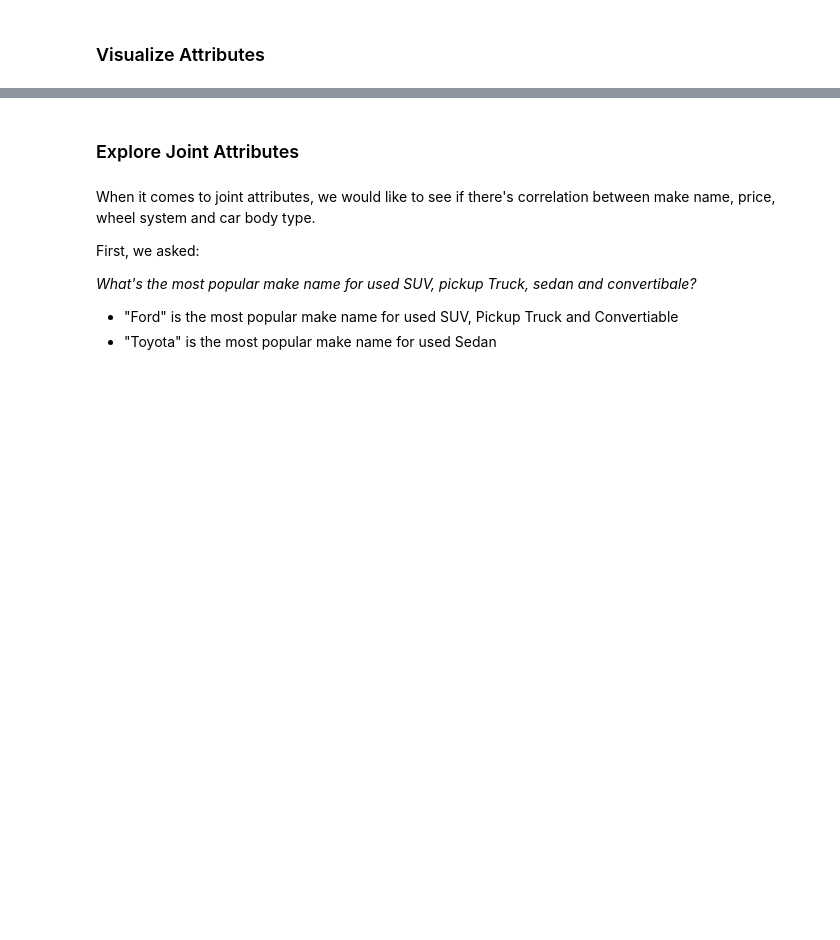
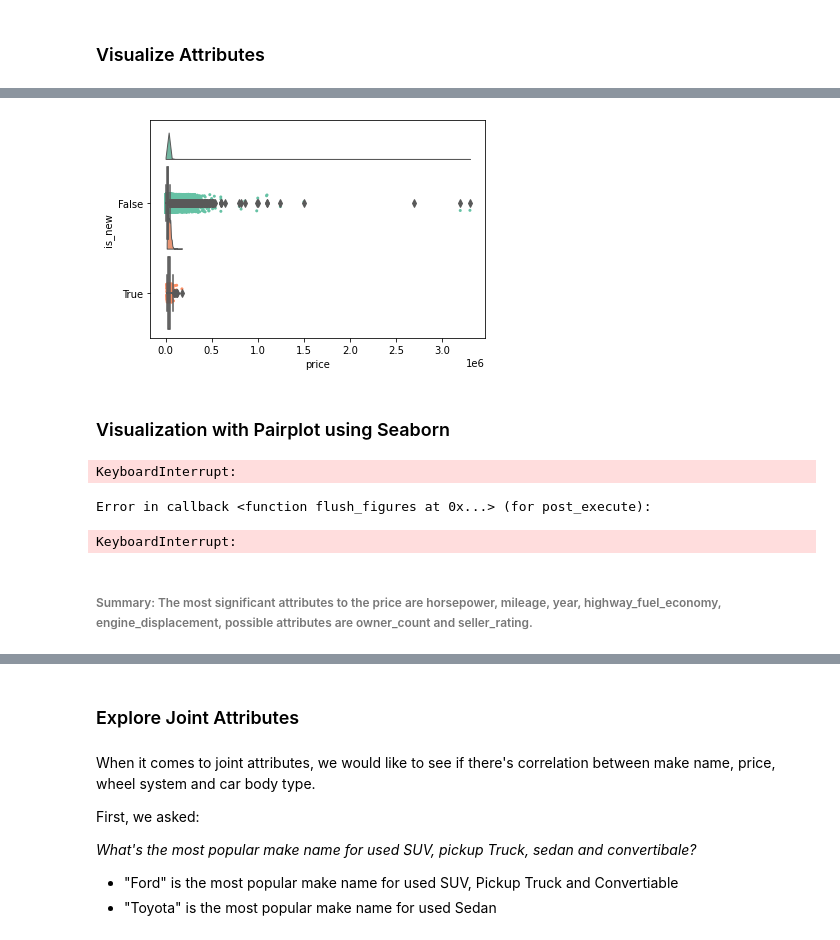
Before and after one commit to chee154/ml-Py-used_cars, a Jupyter notebook: Used_Car_Lab_1_DataVisualization.ipynb, the cells around one changed output, grey strips where cells are left out. Saved outputs shown, nothing was run; the diff lists cells and outputs as text; code cells hidden in the pictures; blank space fills up the shorter version.

```diff
--- a/Used_Car_Lab_1_DataVisualization.ipynb
+++ b/Used_Car_Lab_1_DataVisualization.ipynb
@@ -518,0 +618,9 @@ sns.pairplot(df_final_num)
+# %%
+ax = pt.RainCloud(x = 'is_new', y = 'price',
+                  data = df_final,
+                  width_viol = .9,
+                  width_box = 3,
+                  orient = 'h',
+                  move = .0)
+# %% [output]
+[figure, added]
@@ -518,0 +629,9 @@ sns.pairplot(df_final_num)
+# %% [markdown]
+### Visualization with Pairplot using Seaborn
+# %%
+cols = ['price', 'city_fuel_economy','engine_displacement','highway_fuel_economy','horsepower','mileage']
+ax = sns.pairplot(df_final, vars=cols, hue='has_accidents')
+# %% [output]
+KeyboardInterrupt:
+Error in callback <function flush_figures at 0x...> (for post_execute):
+KeyboardInterrupt:
@@ -518,0 +642,2 @@ sns.pairplot(df_final_num)
+# %% [markdown]
+###### Summary: The most significant attributes to the price are horsepower, mileage, year, highway_fuel_economy, engine_displacement, possible attributes are owner_count and seller_rating.
```
Also changed, not shown: parts of 30 cells of this notebook.
